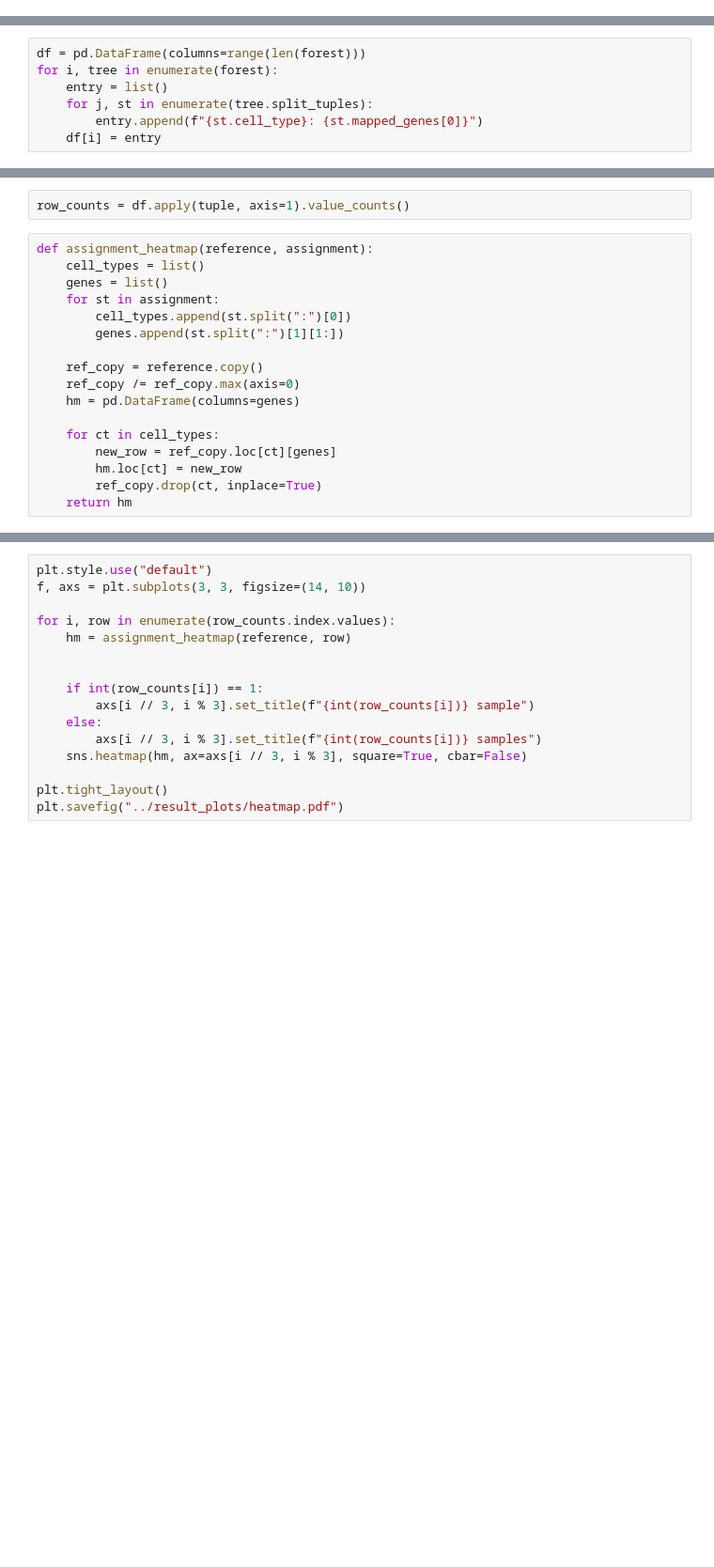
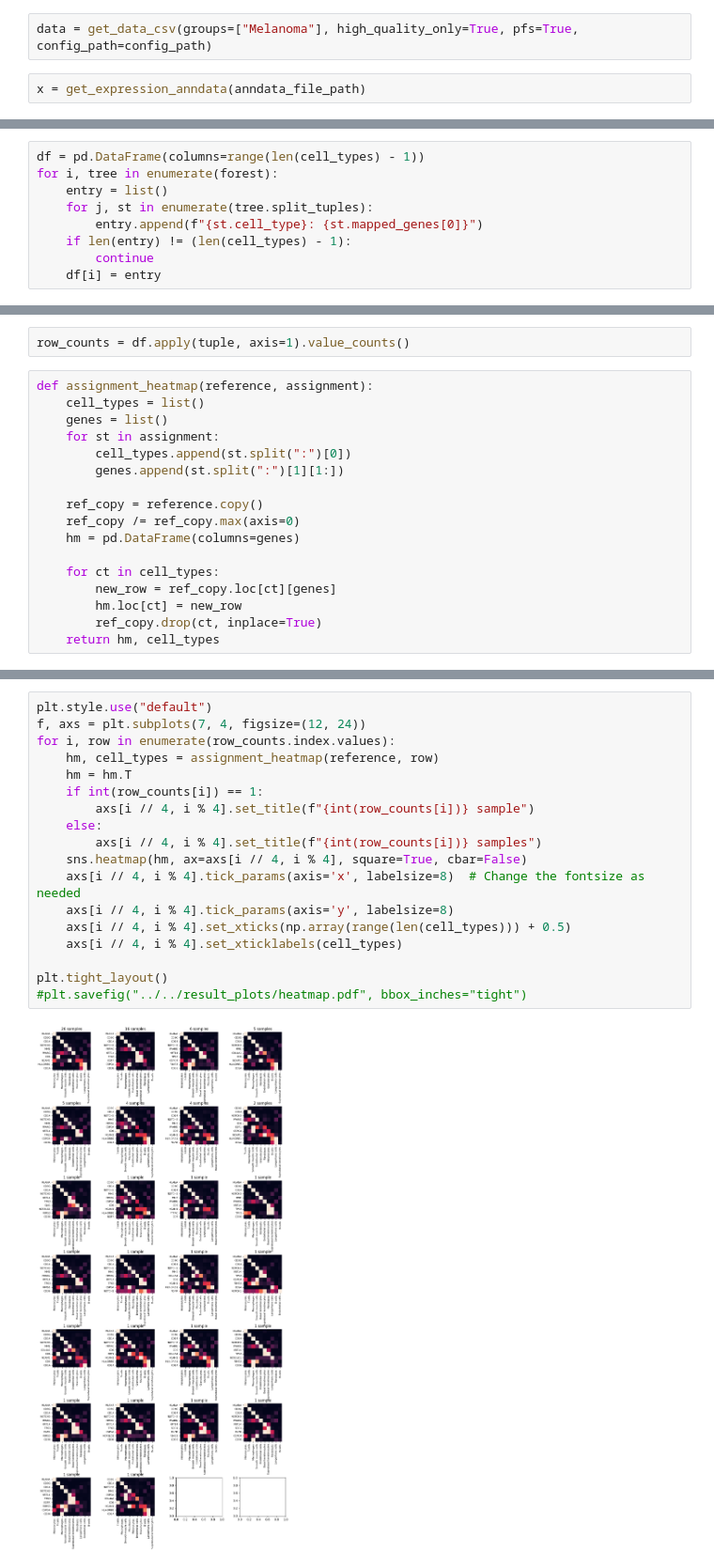
Before and after one commit to bionetslab/xml_melc_melanoma, a Jupyter notebook: notebooks/sample_wise_cell_type_assignment.ipynb, the cells around one changed output, grey strips where cells are left out. Shown at 94% size. Saved outputs shown, nothing was run; the diff lists cells and outputs as text; blank space fills up the shorter version.

Commit message:
sample wise cell type assignment with resized data

```diff
--- a/notebooks/sample_wise_cell_type_assignment.ipynb
+++ b/notebooks/sample_wise_cell_type_assignment.ipynb
@@ -101,0 +45,4 @@ for hq in high_quality:
+# %%
+data = get_data_csv(groups=["Melanoma"], high_quality_only=True, pfs=True, config_path=config_path)
+# %%
+x = get_expression_anndata(anndata_file_path)
@@ -160,7 +75,9 @@ for hq in samples.keys():
 # %%
-df = pd.DataFrame(columns=range(len(forest)))
+df = pd.DataFrame(columns=range(len(cell_types) - 1))
 for i, tree in enumerate(forest):
     entry = list()
     for j, st in enumerate(tree.split_tuples):
         entry.append(f"{st.cell_type}: {st.mapped_genes[0]}")
+    if len(entry) != (len(cell_types) - 1):
+        continue
     df[i] = entry
@@ -185,4 +107,4 @@ def assignment_heatmap(reference, assignment):
         new_row = ref_copy.loc[ct][genes]
         hm.loc[ct] = new_row
         ref_copy.drop(ct, inplace=True)
-    return hm
+    return hm, cell_types
@@ -189,16 +115,20 @@ def assignment_heatmap(reference, assignment):
 # %%
 plt.style.use("default")
-f, axs = plt.subplots(3, 3, figsize=(14, 10))
-
+f, axs = plt.subplots(7, 4, figsize=(12, 24))
 for i, row in enumerate(row_counts.index.values):
-    hm = assignment_heatmap(reference, row)
-
-
+    hm, cell_types = assignment_heatmap(reference, row)
+    hm = hm.T
     if int(row_counts[i]) == 1:
-        axs[i // 3, i % 3].set_title(f"{int(row_counts[i])} sample")
+        axs[i // 4, i % 4].set_title(f"{int(row_counts[i])} sample")
     else:
-        axs[i // 3, i % 3].set_title(f"{int(row_counts[i])} samples")
-    sns.heatmap(hm, ax=axs[i // 3, i % 3], square=True, cbar=False)
+        axs[i // 4, i % 4].set_title(f"{int(row_counts[i])} samples")
+    sns.heatmap(hm, ax=axs[i // 4, i % 4], square=True, cbar=False)
+    axs[i // 4, i % 4].tick_params(axis='x', labelsize=8)  # Change the fontsize as needed
+    axs[i // 4, i % 4].tick_params(axis='y', labelsize=8)
+    axs[i // 4, i % 4].set_xticks(np.array(range(len(cell_types))) + 0.5)
+    axs[i // 4, i % 4].set_xticklabels(cell_types)
 
 plt.tight_layout()
-plt.savefig("../result_plots/heatmap.pdf")
+#plt.savefig("../../result_plots/heatmap.pdf", bbox_inches="tight")
+# %% [output]
+[figure, added]
```
Also changed, not shown: parts of 28 cells of this notebook.
